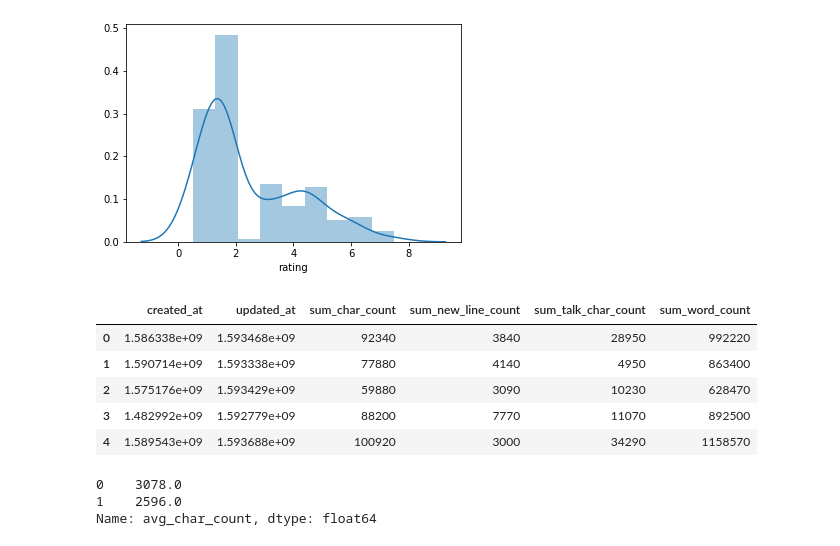
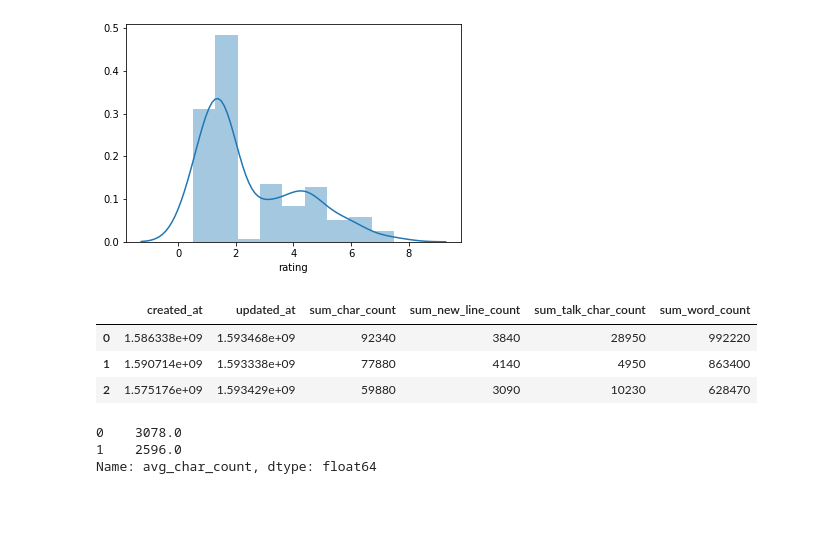
Before and after one commit to tayutaedomo/novelrating, a Jupyter notebook: scripts/training/train_data_analyze.ipynb, the cells around one changed output. Cells and saved outputs as stored; diff of their text form; code cells hidden in the pictures; blank space fills up the shorter version.

Commit message:
Add training/train_data_analyze.ipynb

```diff
--- a/scripts/training/train_data_analyze.ipynb
+++ b/scripts/training/train_data_analyze.ipynb
@@ -5,8 +5,10 @@ import pandas as pd
 import matplotlib.pyplot as plt
 import seaborn as sns
 # %%
+DATA_DIR_PATH = os.path.join('..', '..', 'data')
+
 def laod_data(file_name):
-  file_path = os.path.join('..', '..', 'data', file_name)
+  file_path = os.path.join(DATA_DIR_PATH, file_name)
   return pd.read_csv(file_path, header=0)
 # %%
 df = laod_data('bookmark_train_data.csv')
@@ -29,14 +31,12 @@ sns.distplot(df['rating'])
 #sns.distplot(df.iloc[:, 6:10])
 # %%
 #sns.pairplot(df.iloc[:, 6:10])
-df.iloc[:, 4:10].head()
+df.iloc[:, 4:10].head(3)
 # %% [output]
 |  | created_at | updated_at | sum_char_count | sum_new_line_count | sum_talk_char_count | sum_word_count |
 | 0 | 1.586338e+09 | 1.593468e+09 | 92340 | 3840 | 28950 | 992220 |
 | 1 | 1.590714e+09 | 1.593338e+09 | 77880 | 4140 | 4950 | 863400 |
 | 2 | 1.575176e+09 | 1.593429e+09 | 59880 | 3090 | 10230 | 628470 |
-| 3 | 1.482992e+09 | 1.592779e+09 | 88200 | 7770 | 11070 | 892500 |
-| 4 | 1.589543e+09 | 1.593688e+09 | 100920 | 3000 | 34290 | 1158570 |
 # %%
 #col_idx = 6
 #col_idx = 64
```
Also changed, not shown: parts of 18 cells of this notebook.
